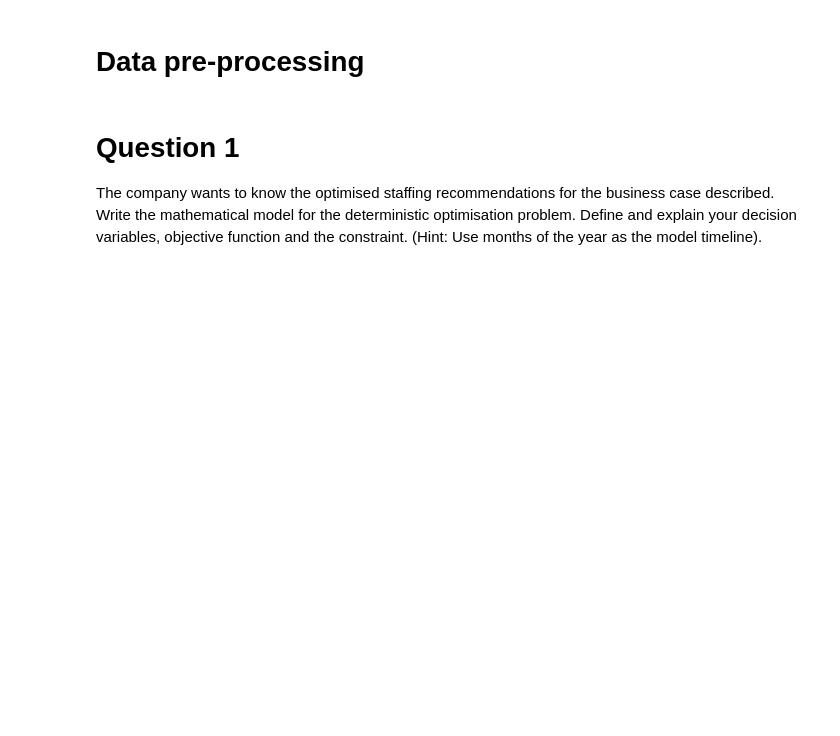
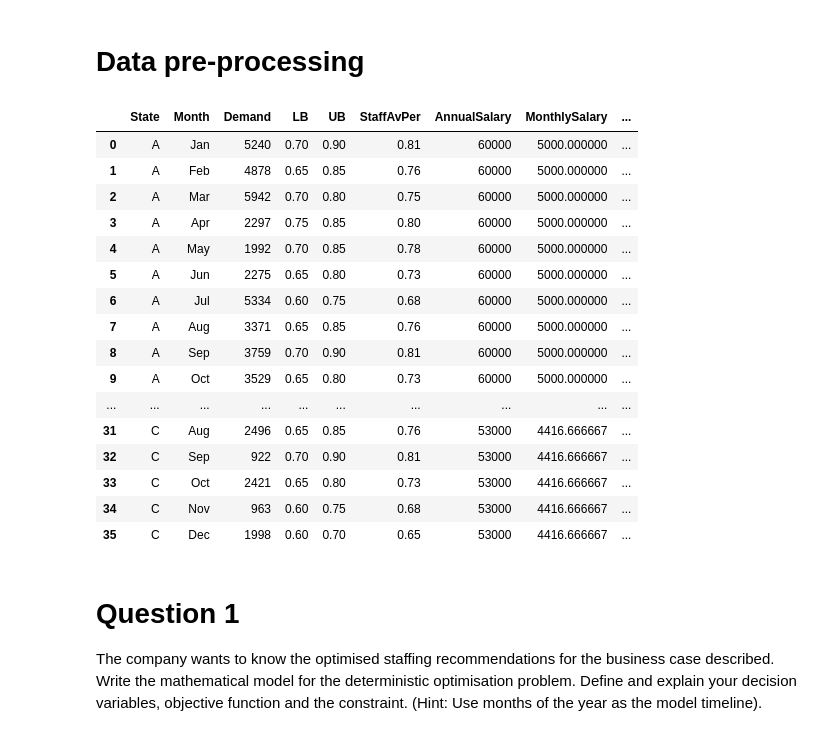
Before and after one commit to jayanta-sarkar/StaffOptimization, a Jupyter notebook: Work.ipynb, the cells around one changed output. Saved outputs shown, nothing was run; the diff lists cells and outputs as text; code cells hidden in the pictures; blank space fills up the shorter version.

```diff
--- a/Work.ipynb
+++ b/Work.ipynb
@@ -60,6 +69,35 @@ ServiceRate.head(3)
 # Data pre-processing
 # %%
 # Create the required Python data structures for indexes and parameters
+# %%
+#Merge demand, StaffAvailability and Cost
+comb_df = pd.merge(demand, StaffAvailability, on =['State', 'Month'], how='left')
+comb_df = pd.merge(comb_df, Cost, on =['State', 'Month'], how='left')
+#Create FTE cost during worst case (LB) and best case (UB) and Average case(StaffAvPer)
+comb_df['LB_UnitFTECost'] = (comb_df['MonthlySalary']/ServiceRate.iloc[0, 0])*(1/comb_df['LB'])
+comb_df['UB_UnitFTECost'] = (comb_df['MonthlySalary']/ServiceRate.iloc[0, 0])*(1/comb_df['UB'])
+comb_df['Avg_UnitFTECost'] = (comb_df['MonthlySalary']/ServiceRate.iloc[0, 0])*(1/comb_df['StaffAvPer'])
+#Calculate Maximum demand which can be outsourced
+comb_df['Max_Demand_outsourced'] = np.where(comb_df['State']=='A',comb_df['Demand'] * 0.4, np.where(comb_df['State']=='B',comb_df['Demand'] * 0.3, comb_df['Demand']))
+comb_df
+# %% [output]
+|  | State | Month | Demand | LB | UB | StaffAvPer | AnnualSalary | MonthlySalary | ... |
+| 0 | A | Jan | 5240 | 0.70 | 0.90 | 0.81 | 60000 | 5000.000000 | ... |
+| 1 | A | Feb | 4878 | 0.65 | 0.85 | 0.76 | 60000 | 5000.000000 | ... |
+| 2 | A | Mar | 5942 | 0.70 | 0.80 | 0.75 | 60000 | 5000.000000 | ... |
+| 3 | A | Apr | 2297 | 0.75 | 0.85 | 0.80 | 60000 | 5000.000000 | ... |
+| 4 | A | May | 1992 | 0.70 | 0.85 | 0.78 | 60000 | 5000.000000 | ... |
+| 5 | A | Jun | 2275 | 0.65 | 0.80 | 0.73 | 60000 | 5000.000000 | ... |
+| 6 | A | Jul | 5334 | 0.60 | 0.75 | 0.68 | 60000 | 5000.000000 | ... |
+| 7 | A | Aug | 3371 | 0.65 | 0.85 | 0.76 | 60000 | 5000.000000 | ... |
+| 8 | A | Sep | 3759 | 0.70 | 0.90 | 0.81 | 60000 | 5000.000000 | ... |
+| 9 | A | Oct | 3529 | 0.65 | 0.80 | 0.73 | 60000 | 5000.000000 | ... |
+| ... | ... | ... | ... | ... | ... | ... | ... | ... | ... |
+| 31 | C | Aug | 2496 | 0.65 | 0.85 | 0.76 | 53000 | 4416.666667 | ... |
+| 32 | C | Sep | 922 | 0.70 | 0.90 | 0.81 | 53000 | 4416.666667 | ... |
+| 33 | C | Oct | 2421 | 0.65 | 0.80 | 0.73 | 53000 | 4416.666667 | ... |
+| 34 | C | Nov | 963 | 0.60 | 0.75 | 0.68 | 53000 | 4416.666667 | ... |
+| 35 | C | Dec | 1998 | 0.60 | 0.70 | 0.65 | 53000 | 4416.666667 | ... |
 # %% [markdown]
 # Question 1
 The company wants to know the optimised staffing recommendations for the business case described. Write the mathematical model for the deterministic optimisation problem. Define and explain your decision variables, objective function and the constraint. (Hint: Use months of the year as the model timeline).
```
Also changed, not shown: parts of 10 cells of this notebook.
